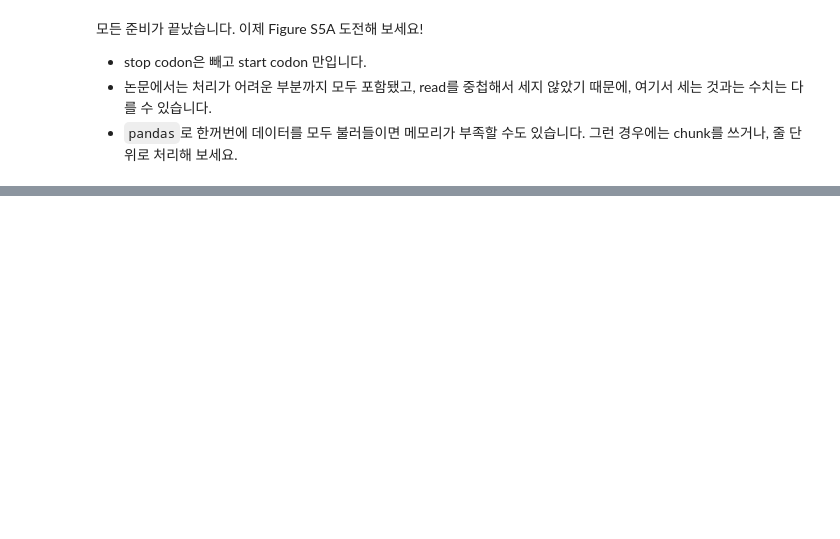
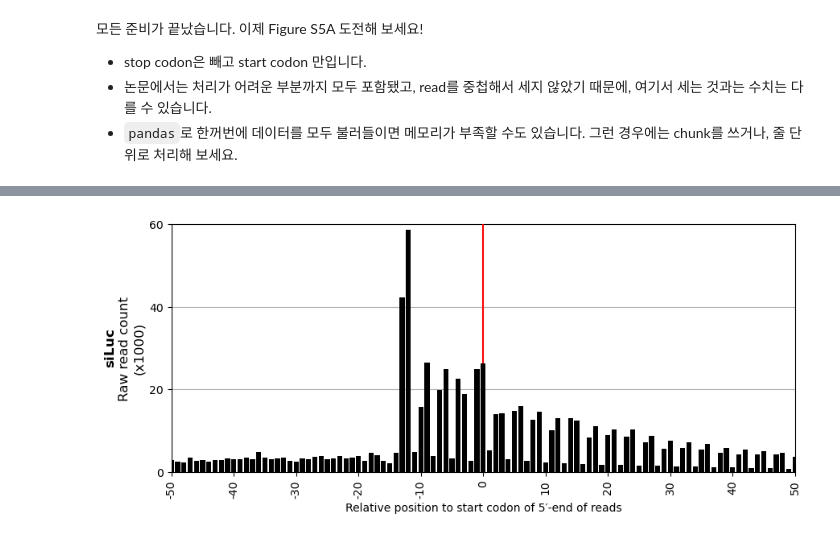
Before and after one commit to ms-jeong/bioinfo1, a Jupyter notebook: CoLab_TermProj_2023_2.ipynb, the cells around one changed output, grey strips where cells are left out. Saved outputs shown, nothing was run; the diff lists cells and outputs as text; code cells hidden in the pictures; blank space fills up the shorter version.

```diff
--- a/CoLab_TermProj_2023_2.ipynb
+++ b/CoLab_TermProj_2023_2.ipynb
@@ -180,0 +365,22 @@ start codon가 들어가 있는 exon들을 고르기 위해서 미리 + strand
+# %%
+fig, axes = plt.subplots(1, figsize=(10, 4))
+
+for treat, name in zip([seLucCov], ['siLuc']):
+    axes.bar(x=treat.index, height=treat.div(1000), color='k', zorder=10)
+
+    axes.set_xlim(-50, 50)
+    axes.set_ylim(0, 60)
+    axes.axvline(0, color='r', zorder=5)
+
+    axes.grid(axis='y')
+    axes.set_xlabel('Relative position to start codon of 5′-end of reads', fontsize=10)
+
+
+    axes.set_ylabel(r'$\bf{'+name+'}$'+f"\nRaw read count\n(x1000)", fontsize=12)
+
+    axes.set_xticks(range(-50, 51, 10))
+    axes.set_xticklabels(labels=range(-50, 51, 10), rotation=90, fontsize=10)
+    axes.set_yticks(range(0, 61, 20))
+    axes.set_yticklabels(labels=range(0, 61, 20), fontsize=10)
+# %% [output]
+[figure, added]
```
Also changed, not shown: parts of 15 cells of this notebook.
